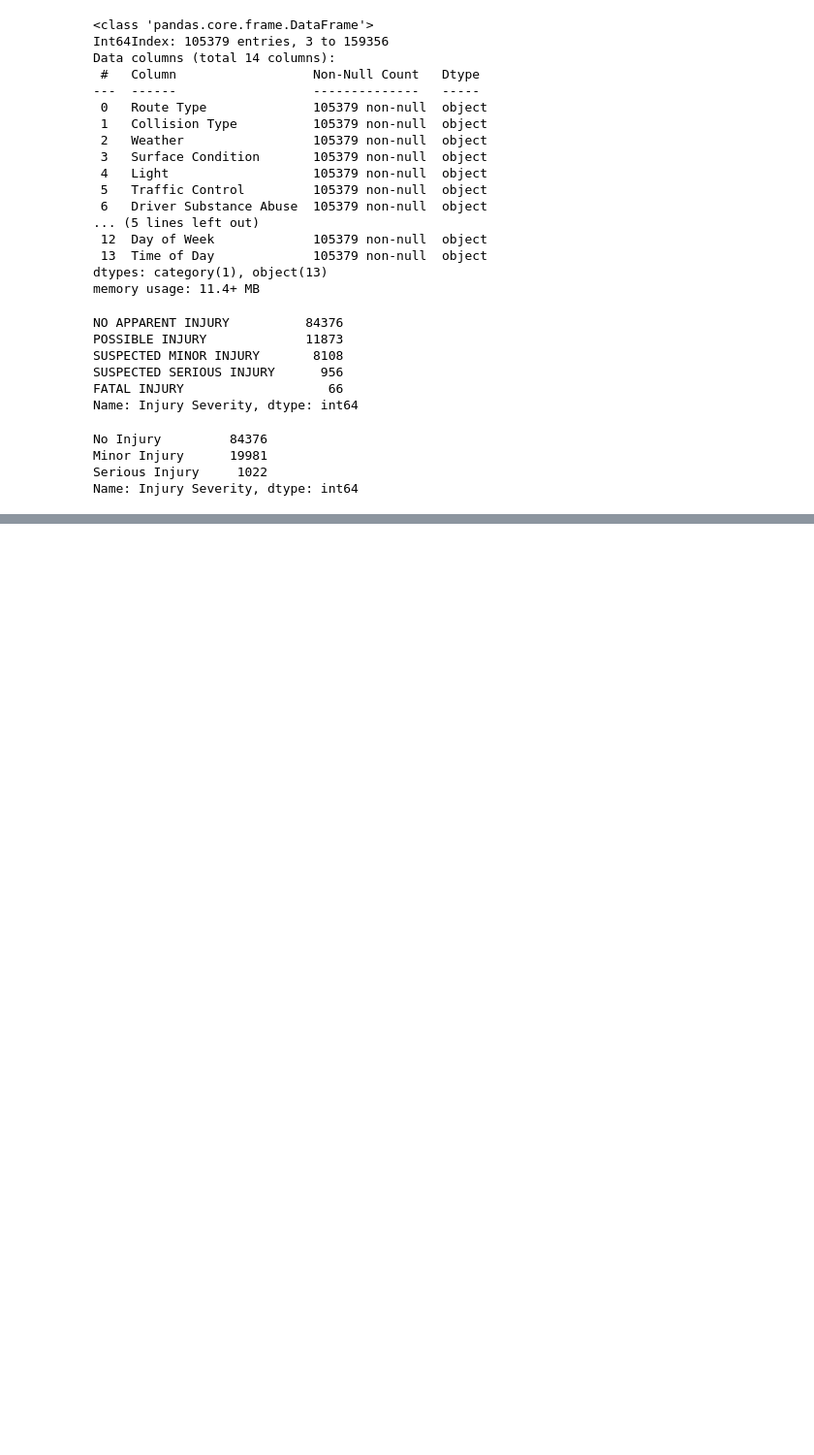
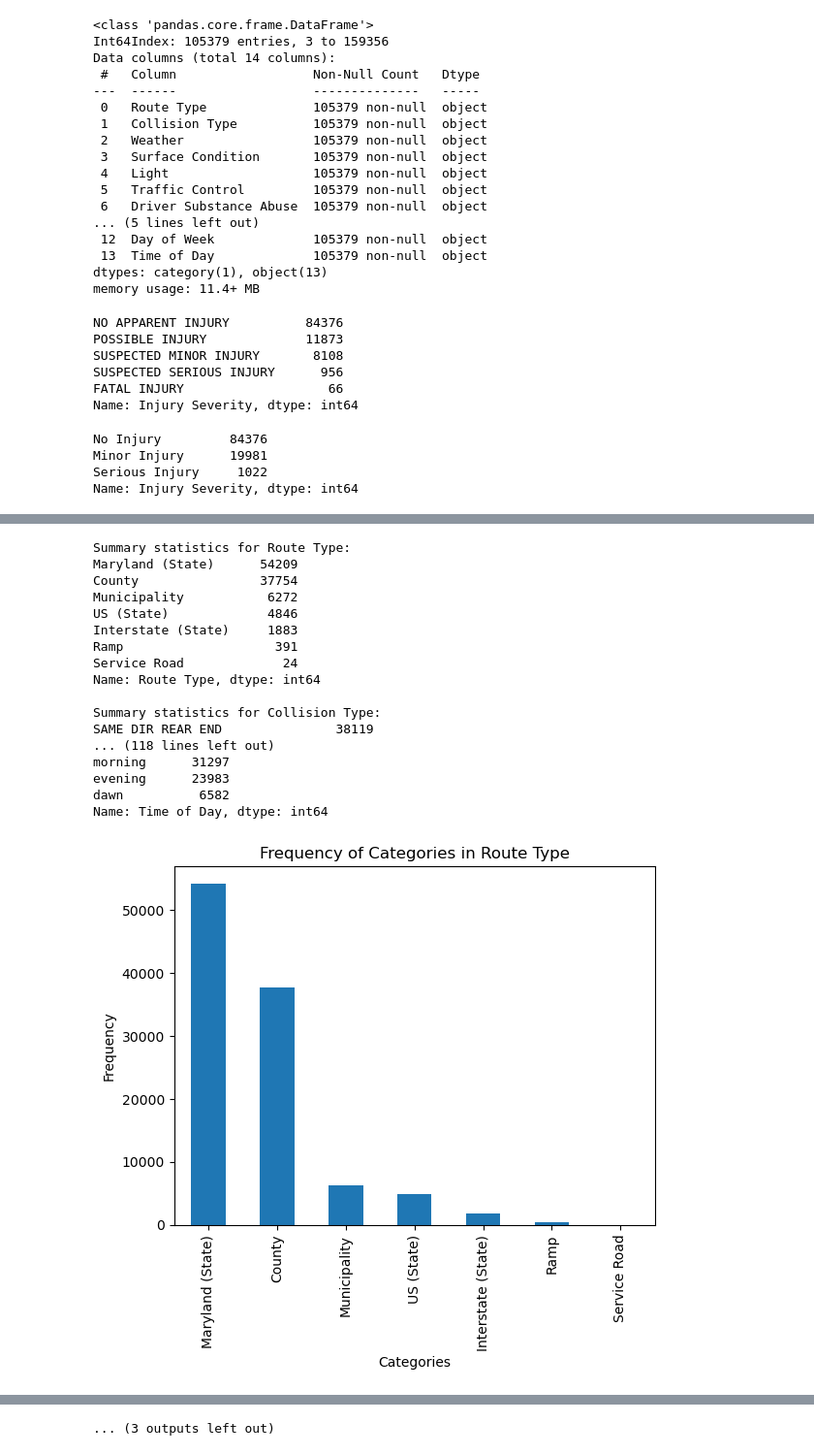
Before and after one commit to zkrguan/CIND820_capstone, a Jupyter notebook: notebooks/exploratory/initial_analysis.ipynb, the cells around one changed output, grey strips where cells are left out. Shown at 97% size. Saved outputs shown, nothing was run; the diff lists cells and outputs as text; code cells hidden in the pictures; blank space fills up the shorter version.

```diff
--- a/notebooks/exploratory/initial_analysis.ipynb
+++ b/notebooks/exploratory/initial_analysis.ipynb
@@ -532,0 +529,4 @@ class_counts.plot.bar(ylim=[0,90000])
+# %%
+new_df = new_df.apply(lambda x:x.astype('category'))
+
+new_df.info()
@@ -532,0 +560,44 @@ class_counts.plot.bar(ylim=[0,90000])
+# %%
+# Univariate visualization for class attribute
+
+# class_counts = new_df["Injury Severity"].value_counts()
+# class_counts.plot.bar(ylim=[0,90000])
+
+import matplotlib.pyplot as plt
+
+col_summary = {}
+for column in new_df.columns:
+    col_summary[column] = new_df[column].value_counts()
+
+# Print the summary statistics
+for column, summary in col_summary.items():
+    print(f"Summary statistics for {column}:")
+    print(summary)
+    print()
+
+# Visualize the summary statistics using a bar plot
+for column, summary in col_summary.items():
+    summary.plot(kind='bar')
+    plt.title(f"Frequency of Categories in {column}")
+    plt.xlabel("Categories")
+    plt.ylabel("Frequency")
+    plt.show()
+# %% [output]
+Summary statistics for Route Type:
+Maryland (State)      54209
+County                37754
+Municipality           6272
+US (State)             4846
+Interstate (State)     1883
+Ramp                    391
+Service Road             24
+Name: Route Type, dtype: int64
+
+Summary statistics for Collision Type:
+SAME DIR REAR END               38119
+... (118 lines left out)
+morning      31297
+evening      23983
+dawn          6582
+Name: Time of Day, dtype: int64
+[figure, added]
@@ -532,0 +614 @@ class_counts.plot.bar(ylim=[0,90000])
+... (3 outputs left out)
```
Also changed, not shown: parts of 8 cells of this notebook.
